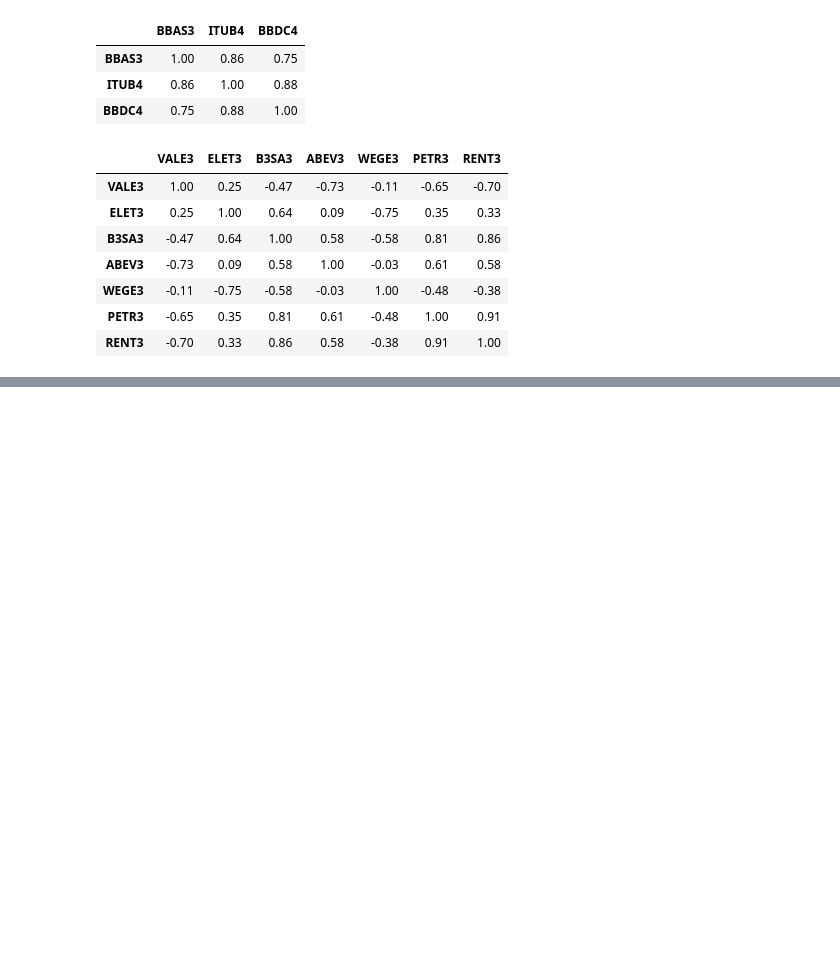
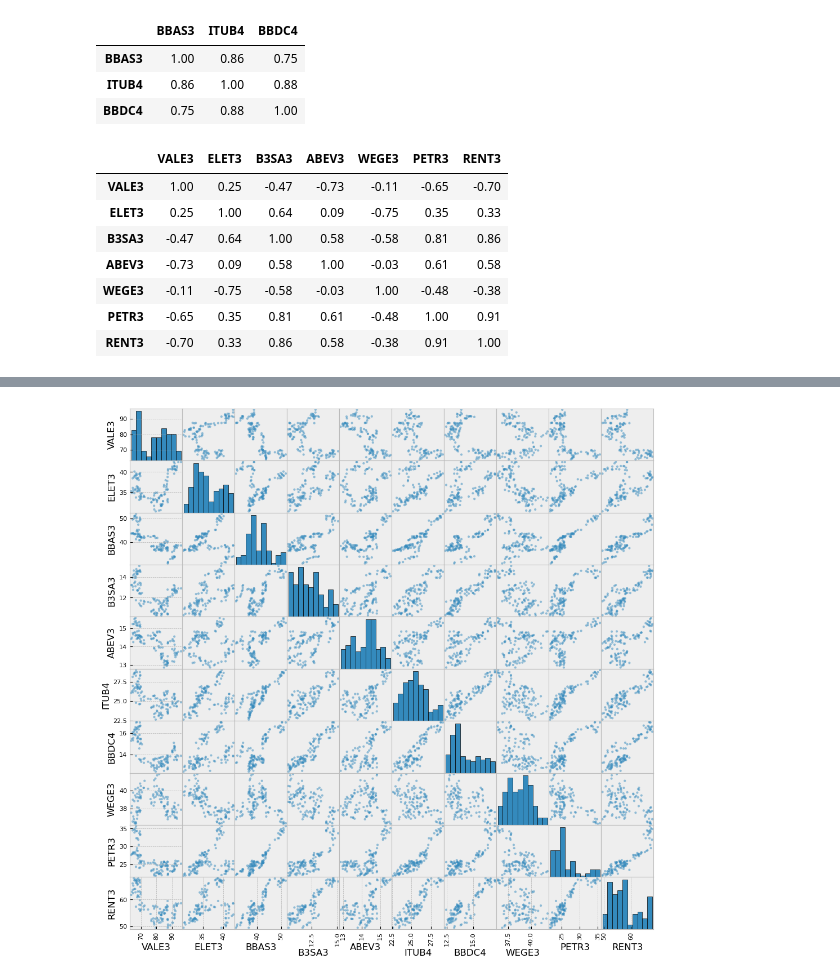
Before and after one commit to PauloViniciusR/Analise_dados, a Jupyter notebook: Matplotlib/Pandas_Matplot/24_pandas.ipynb, the cells around one changed output, grey strips where cells are left out. Saved outputs shown, nothing was run; the diff lists cells and outputs as text; code cells hidden in the pictures; blank space fills up the shorter version.

```diff
--- a/Matplotlib/Pandas_Matplot/24_pandas.ipynb
+++ b/Matplotlib/Pandas_Matplot/24_pandas.ipynb
@@ -167,0 +201,4 @@ df_top_10_ibov.loc[:, ~df_top_10_ibov.columns.isin(bancos)].corr().style.format(
+# %%
+scatter_matrix(df_top_10_ibov, figsize=(12, 12), hist_kwds={"bins": 10, "edgecolor": "black"});
+# %% [output]
+[figure, added]
```
Also changed, not shown: parts of 4 cells of this notebook, 1 other file.
